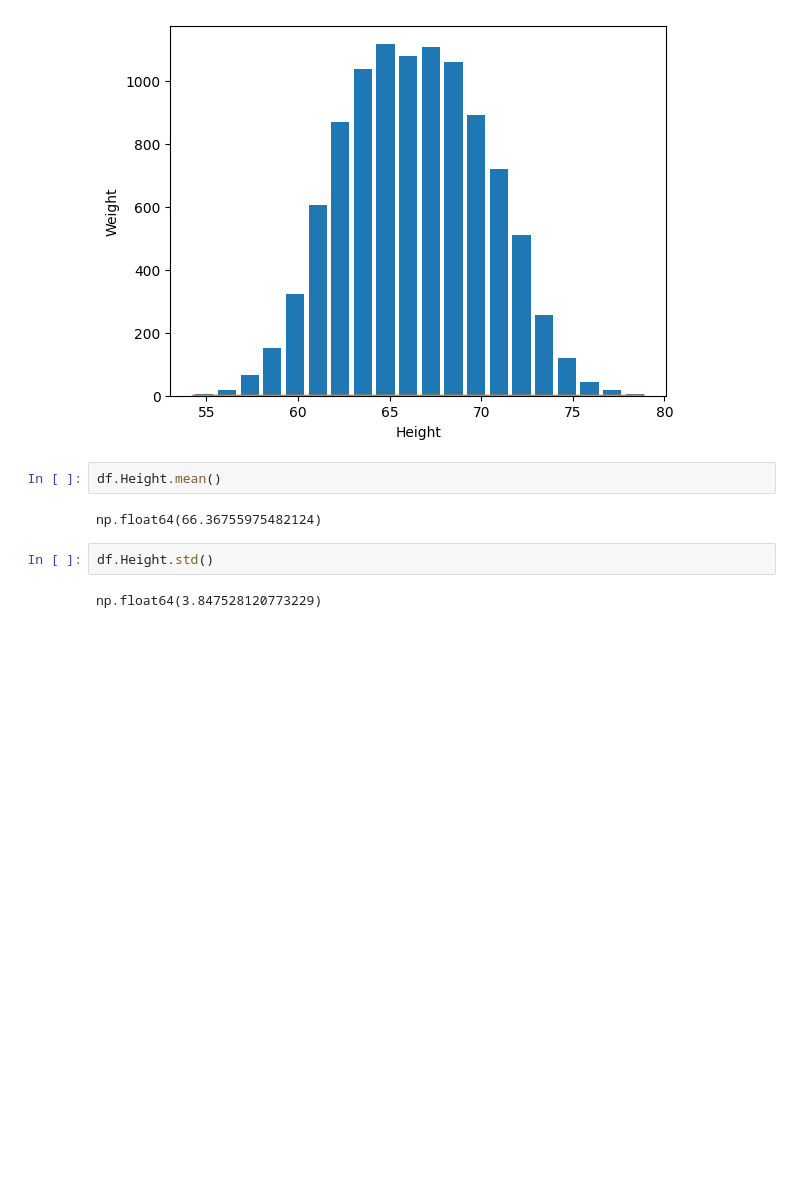
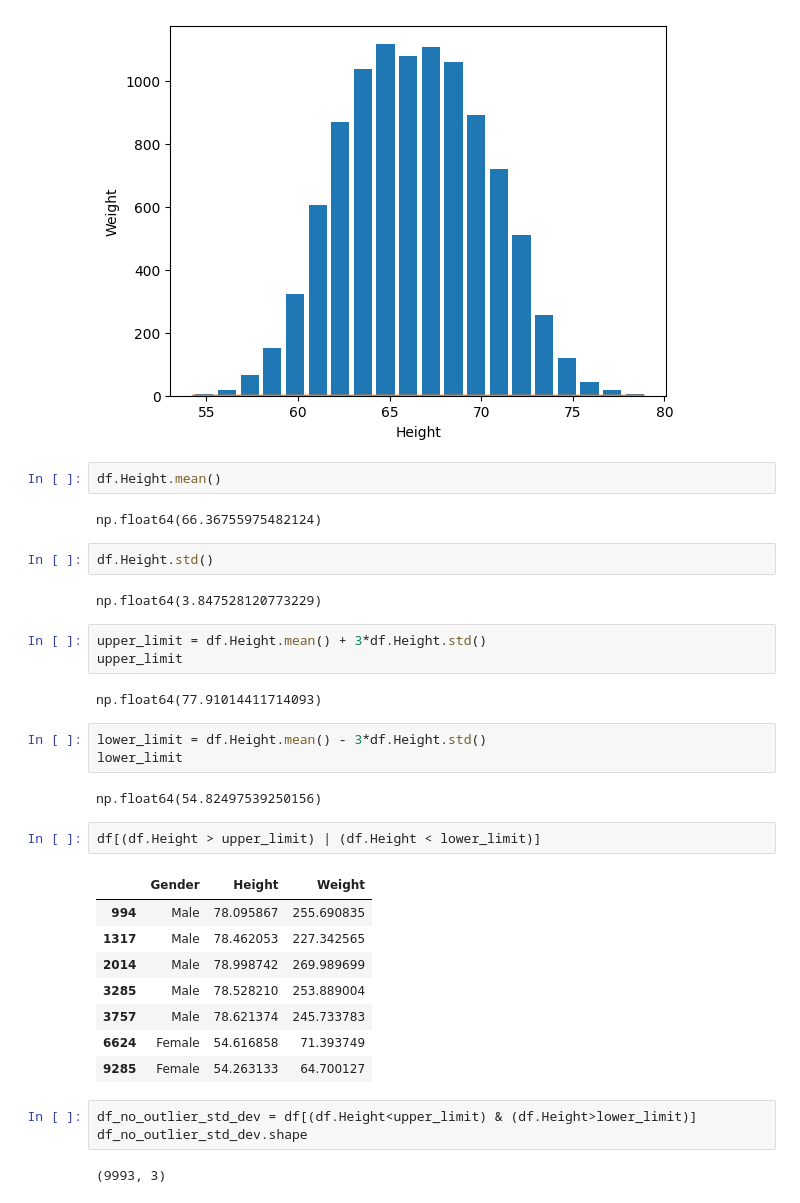
Before and after one commit to Aravinth-Code/ml-learnings, a Jupyter notebook: feature_engineering/2_1_z_score.ipynb, the cells around one changed output. Drawn from its saved outputs; the diff is of its cells as text; blank space fills up the shorter version.

```diff
--- a/feature_engineering/2_1_z_score.ipynb
+++ b/feature_engineering/2_1_z_score.ipynb
@@ -49,3 +49,29 @@ np.float64(66.36755975482124)
 df.Height.std()
 # %% [output]
 np.float64(3.847528120773229)
+# %%
+upper_limit = df.Height.mean() + 3*df.Height.std()
+upper_limit
+# %% [output]
+np.float64(77.91014411714093)
+# %%
+lower_limit = df.Height.mean() - 3*df.Height.std()
+lower_limit
+# %% [output]
+np.float64(54.82497539250156)
+# %%
+df[(df.Height > upper_limit) | (df.Height < lower_limit)]
+# %% [output]
+|  | Gender | Height | Weight |
+| 994 | Male | 78.095867 | 255.690835 |
+| 1317 | Male | 78.462053 | 227.342565 |
+| 2014 | Male | 78.998742 | 269.989699 |
+| 3285 | Male | 78.528210 | 253.889004 |
+| 3757 | Male | 78.621374 | 245.733783 |
+| 6624 | Female | 54.616858 | 71.393749 |
+| 9285 | Female | 54.263133 | 64.700127 |
+# %%
+df_no_outlier_std_dev = df[(df.Height<upper_limit) & (df.Height>lower_limit)]
+df_no_outlier_std_dev.shape
+# %% [output]
+(9993, 3)
```
Also changed, not shown: parts of 6 cells of this notebook.
